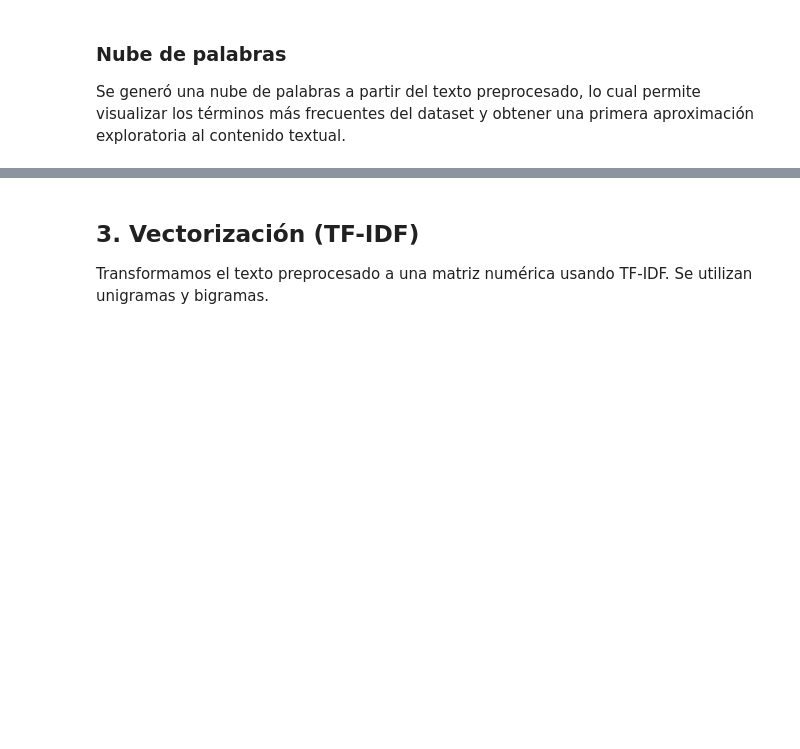
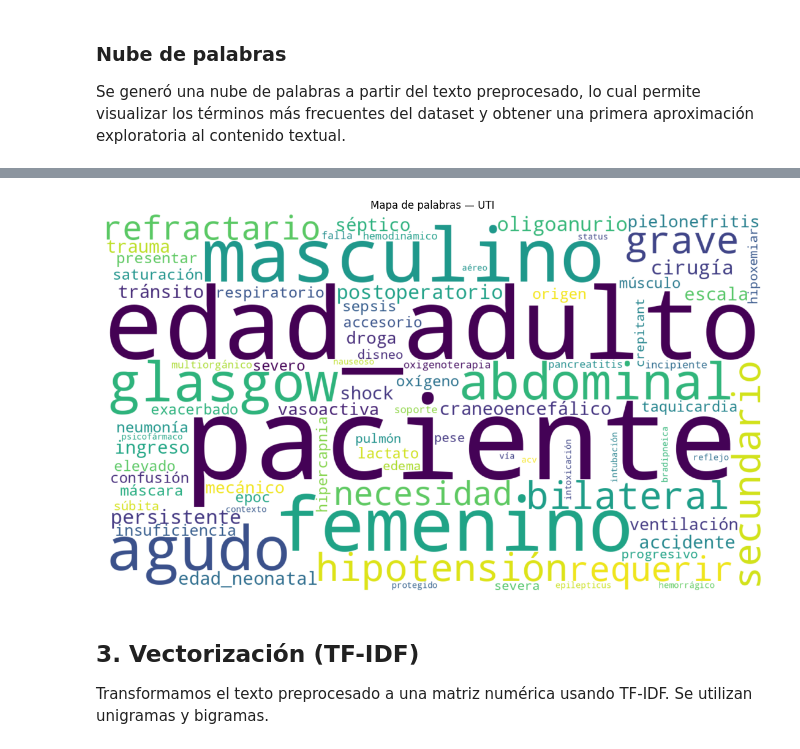
Before and after one commit to jsalafica/Data-Science-III, a Jupyter notebook: Entrega_Final_DSIII_Javier_Salafica3.ipynb, the cells around one changed output, grey strips where cells are left out. Cells and saved outputs as stored; diff of their text form; code cells hidden in the pictures; blank space fills up the shorter version.

```diff
--- a/Entrega_Final_DSIII_Javier_Salafica3.ipynb
+++ b/Entrega_Final_DSIII_Javier_Salafica3.ipynb
@@ -215,24 +212,26 @@ plt.show()
 # %%
 def wordcloud_por_servicio(servicio, max_words=200):
     subset = df.loc[df["servicio"] == servicio, "texto_proc"].dropna().astype(str)
     texto = " ".join(subset.tolist())
 
     wc = WordCloud(
         width=1400,
         height=800,
         background_color="white",
         max_words=max_words,
         collocations=False
     ).generate(texto)
 
     plt.figure(figsize=(14, 8))
     plt.imshow(wc, interpolation="bilinear")
     plt.axis("off")
     plt.title(f"Mapa de palabras — {servicio}")
     plt.show()
 
 # Ejemplo:
-wordcloud_por_servicio("UTI Adultos")
+wordcloud_por_servicio("UTI")
+# %% [output]
+[figure, added]
 # %% [markdown]
 ## 3. Vectorización (TF-IDF)
 
```
Also changed, not shown: parts of 22 cells of this notebook.
